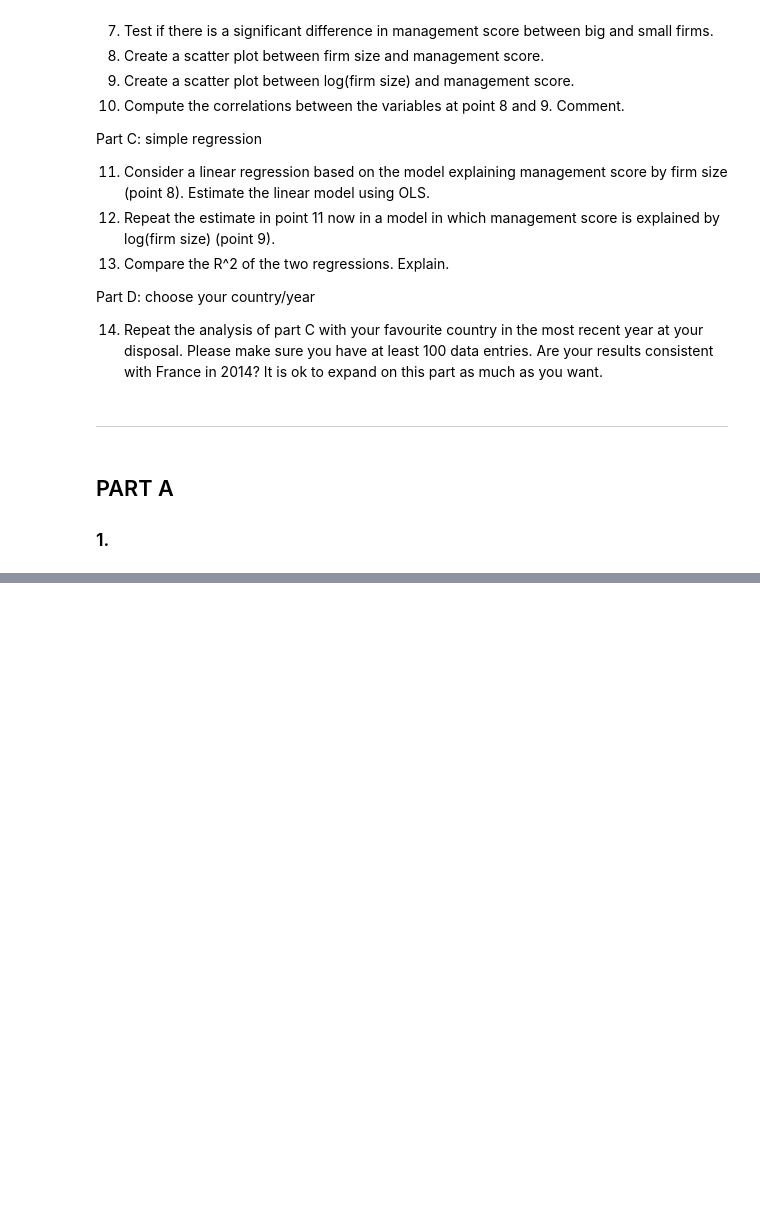
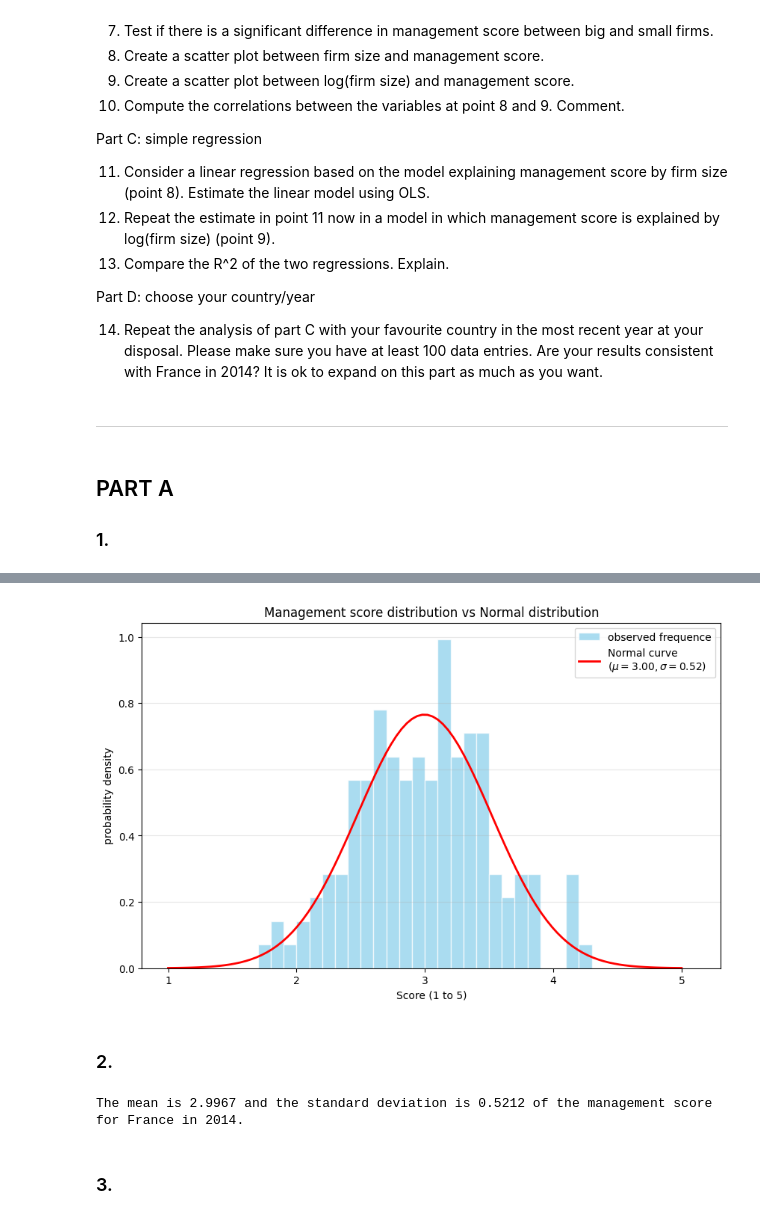
Before and after one commit to racso-vs/econometrics, a Jupyter notebook: Homework_1.ipynb, the cells around one changed output, grey strips where cells are left out. Cells and saved outputs as stored; diff of their text form; code cells hidden in the pictures; blank space fills up the shorter version.

```diff
--- a/Homework_1.ipynb
+++ b/Homework_1.ipynb
@@ -153,0 +158,44 @@ As we can see from this histogram, we think that a theorical normal distribution
+# %%
+data = df1['management']
+mean = data.mean()
+std_dev = data.std()
+
+# Generate the normal distribution curve data
+x = np.linspace(1, 5, 100)
+y = norm.pdf(x, mean, std_dev)
+
+# Plot the histogram and the normal distribution curve
+plt.figure(figsize=(10, 6))
+
+# 'density=True' is required to match the scale of the normal curve
+plt.hist(data, bins=np.arange(1, 5.2, 0.1), density=True,
+         edgecolor='white', color='skyblue', alpha=0.7, label='observed frequence')
+
+# Plot the theorical normal distribution curve
+plt.plot(x, y, color='red', linewidth=2, label=f'Normal curve\n($\mu={mean:.2f}, \sigma={std_dev:.2f}$)')
+
+# Formatting
+plt.title('Management score distribution vs Normal distribution')
+plt.xlabel('Score (1 to 5)')
+plt.ylabel('probability density')
+plt.legend()
+plt.grid(axis='y', alpha=0.3)
+
+plt.show()
+# %% [output]
+[figure, added]
+# %% [markdown]
+### 2.
+# %%
+# We can re use what we did when we decided to add & plot then normal distribution curve to the histogram :
+"""
+data = df1['management']
+mean = data.mean()
+std_dev = data.std()
+"""
+
+print(f'The mean is {mean:.4f} and the standard deviation is {std_dev:.4f} of the management score for France in 2014.')
+# %% [output]
+The mean is 2.9967 and the standard deviation is 0.5212 of the management score for France in 2014.
+# %% [markdown]
+### 3.
```
Also changed, not shown: parts of 5 cells of this notebook.
